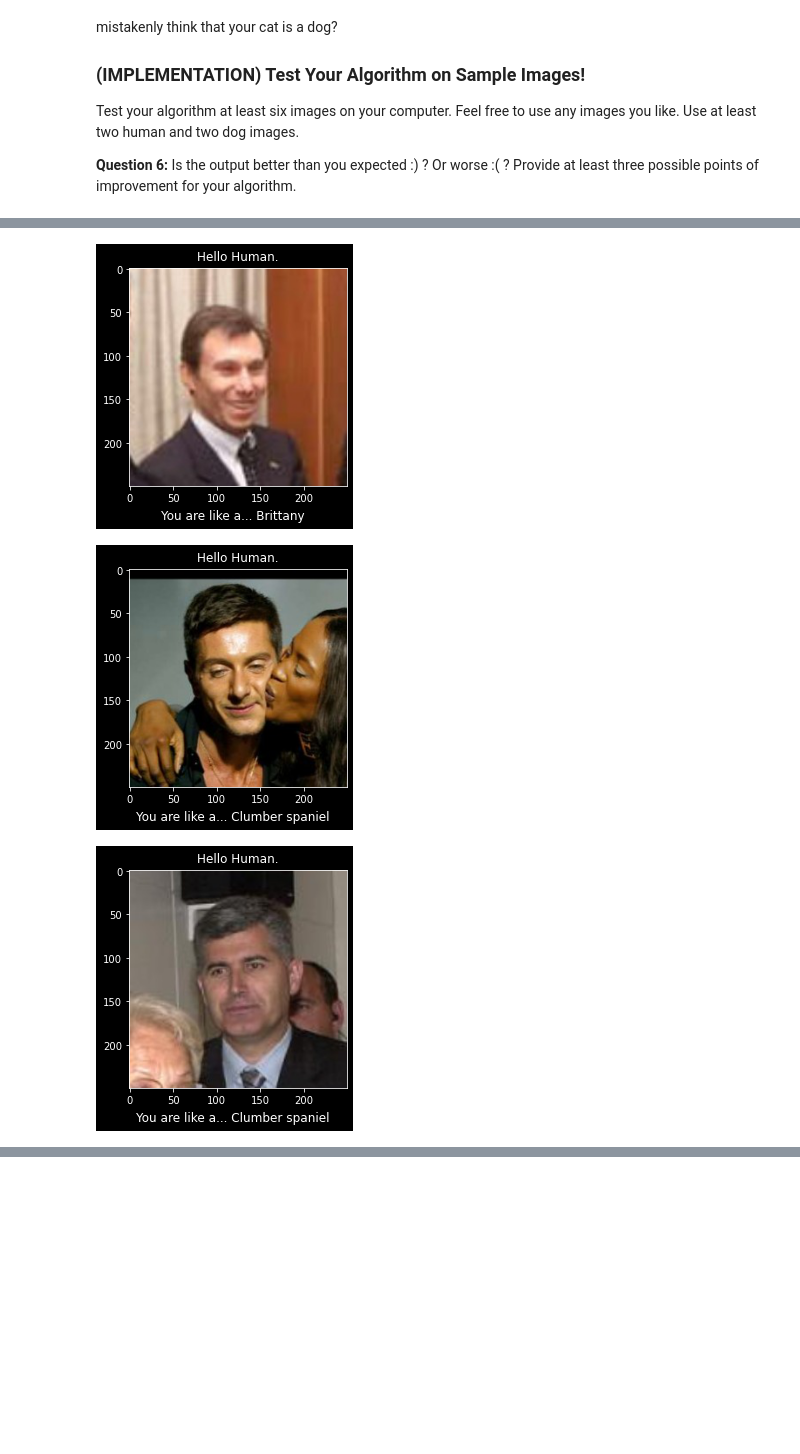
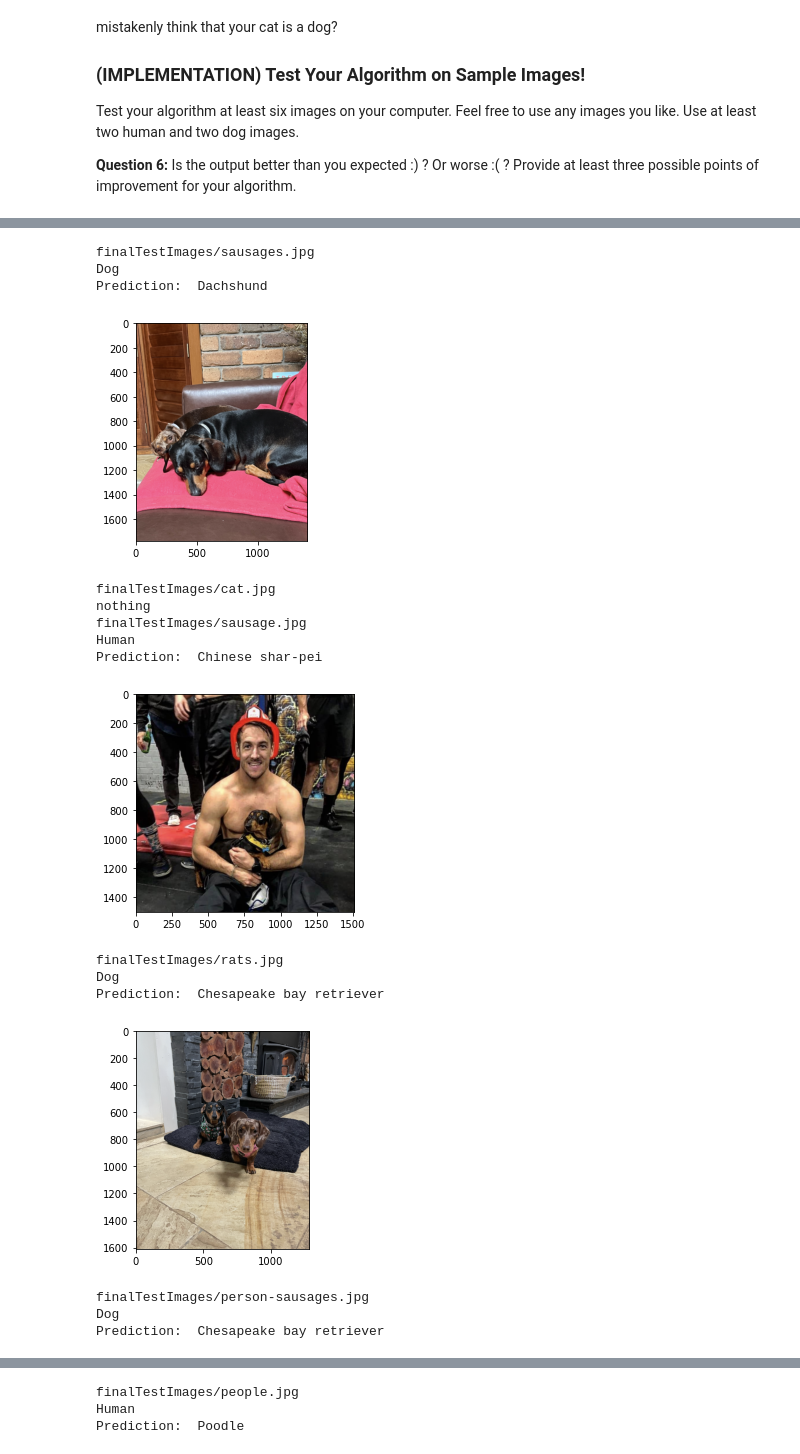
Before and after one commit to chasefrankenfeld/dog-breed-classifier, a Jupyter notebook: dog_app.ipynb, the cells around one changed output, grey strips where cells are left out. Saved outputs shown, nothing was run; the diff lists cells and outputs as text; code cells hidden in the pictures; blank space fills up the shorter version.

Commit message:
Fix feedback: 1. Use different transformations for testing and training 2. Improve the truthiness statement in the predicition functions 3. Use my own images in the final alogithm test

```diff
--- a/dog_app.ipynb
+++ b/dog_app.ipynb
@@ -926,10 +951,12 @@ class_names = [
 ]
 
 def predict_breed_transfer(img_path):
-    img = Image.open(img_path)
-    # transform = transforms.ToTensor()
-    transform = transforms.Compose([transforms.Resize(224),
-                                      transforms.ToTensor()])
+    img = Image.open(img_path).convert('RGB')
+    transform = transforms.Compose([
+        transforms.Resize(224),
+        # convert the data to a tendor data type
+        transforms.ToTensor()
+    ])
     image = transform(img)
     img = torch.unsqueeze(image, 0)
 
@@ -985,3 +986,26 @@ def run_app(img_path: str) -> None:
+# %%
+### TODO: Write your algorithm.
+### Feel free to use as many code cells as needed.
+def detect_dog(img_path: str) -> bool:
+    return 151 <= resnet_predict(img_path) <= 268
+
+def run_app(img_path: str) -> None:
+    if detect_dog(img_path):
+        print('Dog')
+        predict=predict_breed_transfer(img_path)
+        print("Prediction: ",predict)
+        img=Image.open(img_path)
+        plt.imshow(img)
+        plt.show()
+    elif(face_detector(img_path)):
+        print('Human')
+        predict=predict_breed_transfer(img_path)
+        print("Prediction: ",predict)
+        img=Image.open(img_path)
+        plt.imshow(img)
+        plt.show()
+    else:
+        print("nothing")
 # %% [markdown]
 ---
 <a id='step6'></a>
@@ -999,12 +1027,32 @@ __Answer:__ (Three possible points for improvement)
 # %%
 ## TODO: Execute your algorithm from Step 6 on
 ## at least 6 images on your computer.
 ## Feel free to use as many code cells as needed.
 
 ## suggested code, below
-for file in np.hstack((human_files[:3], dog_files[:3])):
+my_photos = np.array(glob("finalTestImages/*"))
+
+for file in my_photos:
+    print(file)
     run_app(file)
+
+for file in np.hstack((human_files[3:7], dog_files[3:7])):
+    run_app(file)
 # %% [output]
+finalTestImages/sausages.jpg
+Dog
+Prediction:  Dachshund
-[figure, old version]
+[figure, new version]
+finalTestImages/cat.jpg
+nothing
+finalTestImages/sausage.jpg
+Human
+Prediction:  Chinese shar-pei
-[figure, old version]
+[figure, new version]
+finalTestImages/rats.jpg
+Dog
+Prediction:  Chesapeake bay retriever
-[figure, old version]
+[figure, new version]
+finalTestImages/person-sausages.jpg
+Dog
+Prediction:  Chesapeake bay retriever
@@ -1011,0 +1060,3 @@ for file in np.hstack((human_files[:3], dog_files[:3])):
+finalTestImages/people.jpg
+Human
+Prediction:  Poodle
```
Also changed, not shown: parts of 13 cells of this notebook, 6 other files.
